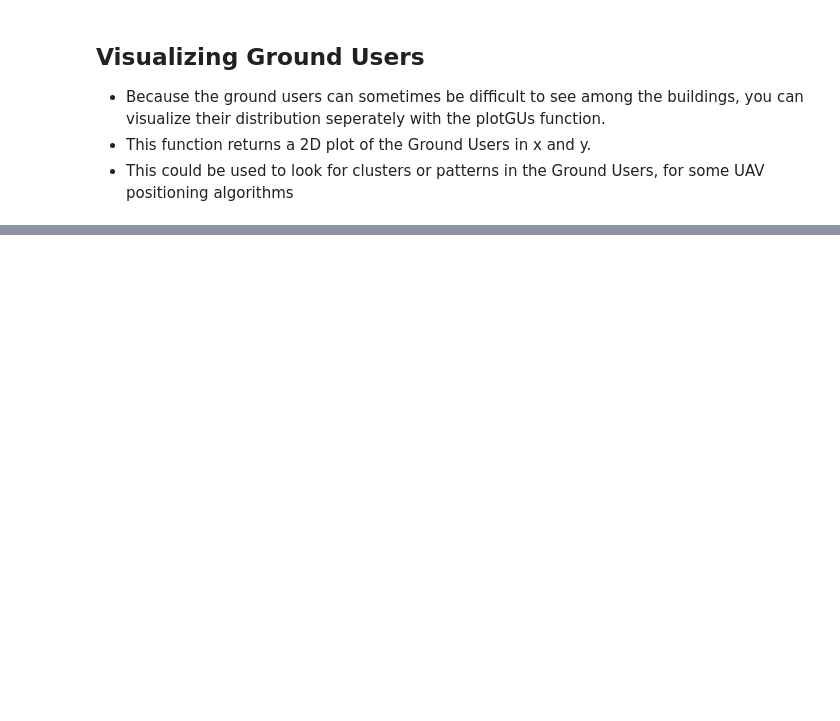
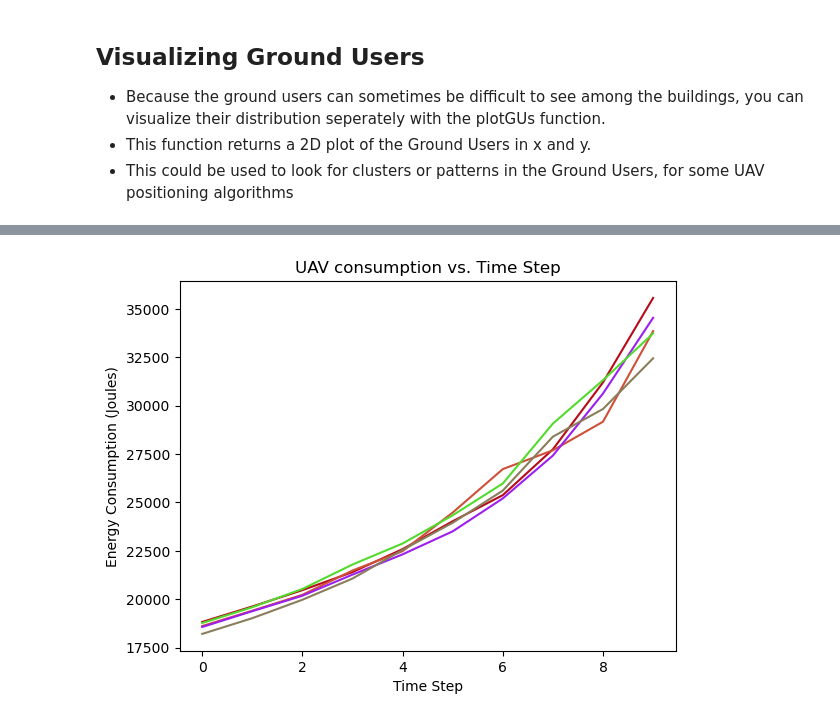
Before and after one commit to Lognam-Huang/RL-AERPAW-DT, a Jupyter notebook: Demonstration.ipynb, the cells around one changed output, grey strips where cells are left out. Saved outputs shown, nothing was run; the diff lists cells and outputs as text; code cells hidden in the pictures; blank space fills up the shorter version.

```diff
--- a/Demonstration.ipynb
+++ b/Demonstration.ipynb
@@ -65,0 +122,9 @@ env.plotGUs()
+# %%
+consumption = np.array(consumption)
+for i in range(5):
+    plt.plot(consumption[:,i], color=c[i])
+plt.title("UAV consumption vs. Time Step")
+plt.xlabel("Time Step")
+plt.ylabel("Energy Consumption (Joules)");
+# %% [output]
+[figure, added]
```
Also changed, not shown: parts of 14 cells of this notebook, 1 other file.
